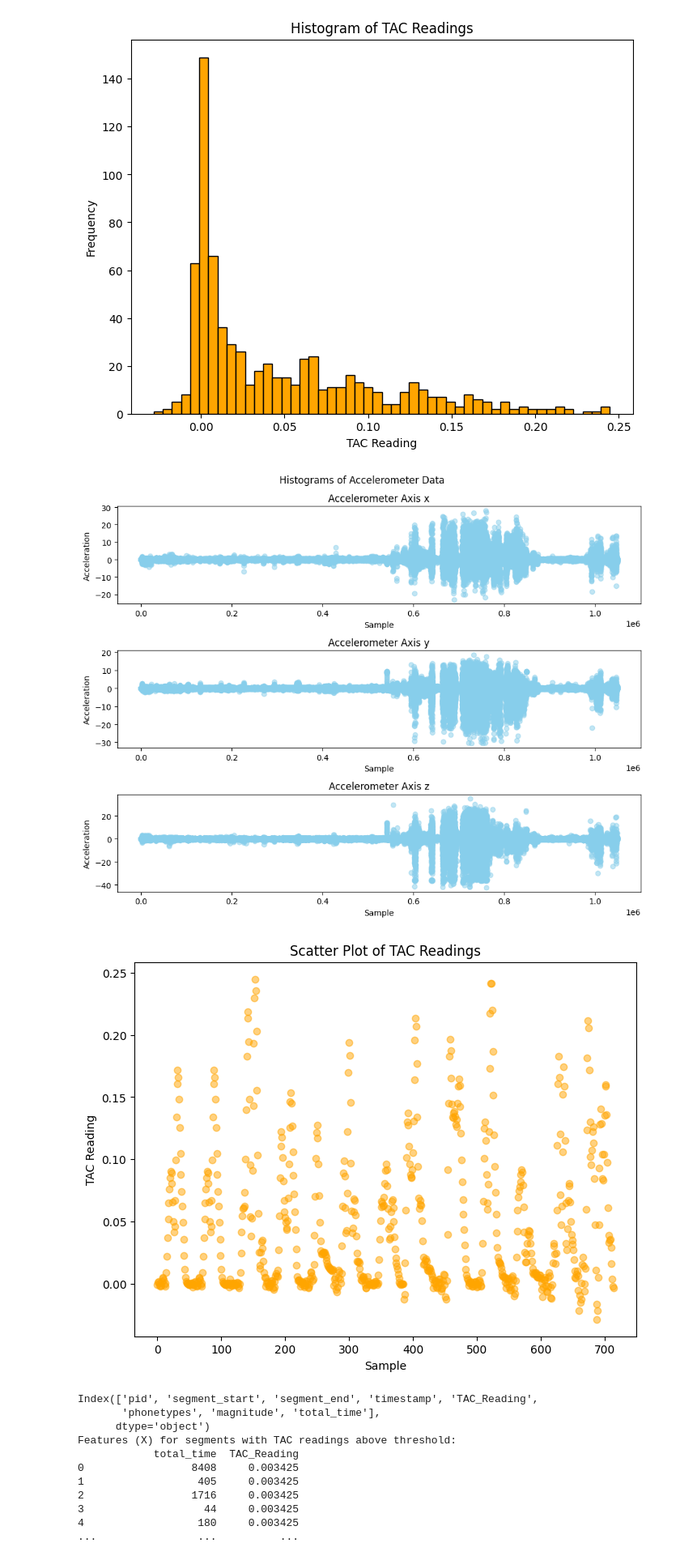
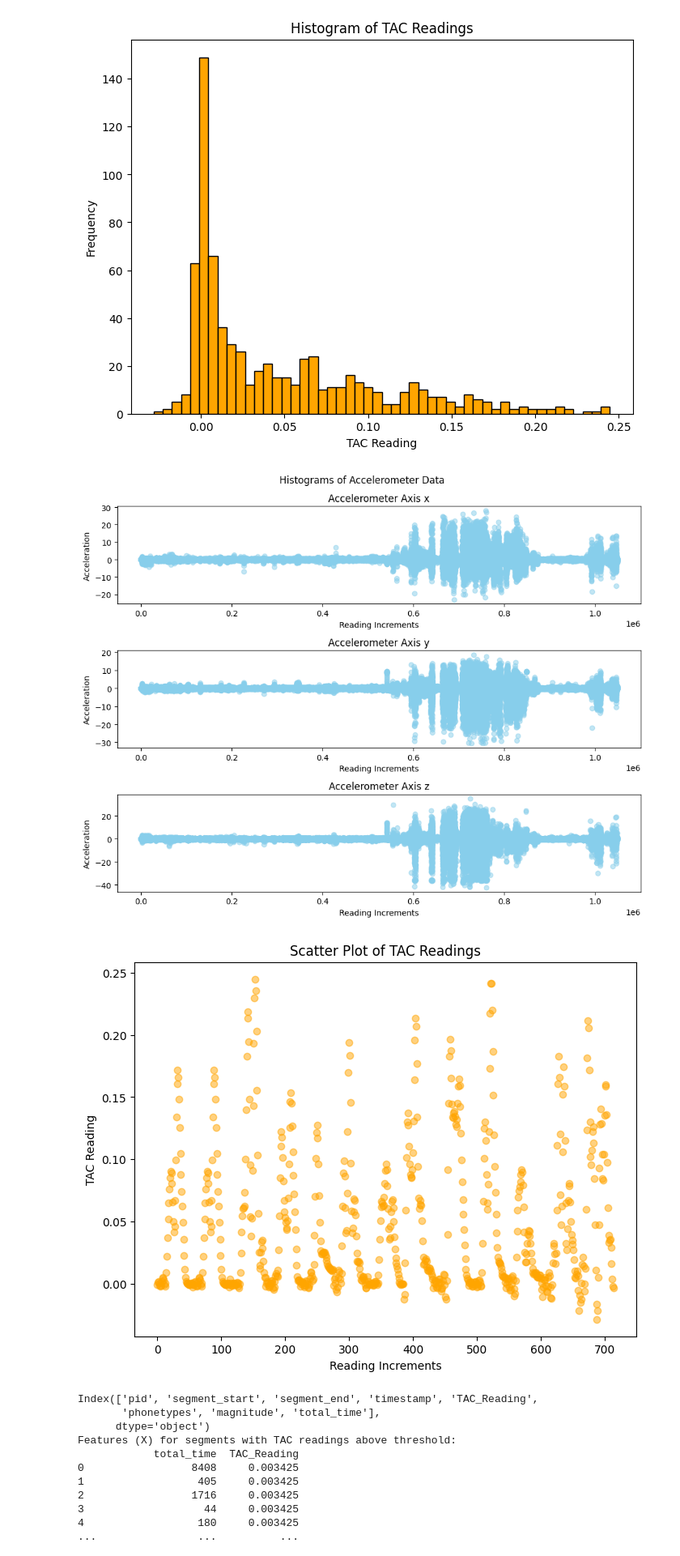
Before and after one commit to MercerHeath/ML-Project, a Jupyter notebook: project/mlproject.ipynb, the cells around one changed output. Shown: that part at 81% size. Saved outputs shown, nothing was run; the diff lists cells and outputs as text; code cells hidden in the pictures.

```diff
--- a/project/mlproject.ipynb
+++ b/project/mlproject.ipynb
@@ -245,27 +272,26 @@ plt.show()
 [figure]
 [figure]
 # %%
-#Set up the figure
+#Written by Nathan padgett
 fig, axs = plt.subplots(3, 1, figsize=(10, 8))
 fig.suptitle('Histograms of Accelerometer Data')
 
-# Plot scatter plots for accelerometer data
 for i, axis in enumerate(['x', 'y', 'z']):
     axs[i].scatter(range(len(accelerometerData[axis])), accelerometerData[axis], color='skyblue', alpha=0.5)
     axs[i].set_title(f'Accelerometer Axis {axis}')
-    axs[i].set_xlabel('Sample')
+    axs[i].set_xlabel('Reading Increments')
     axs[i].set_ylabel('Acceleration')
 
 plt.tight_layout()
 plt.show()
 
 plt.figure(figsize=(8,6))
 plt.scatter(range(len(tacData['TAC_Reading'])), tacData['TAC_Reading'], color='orange', alpha=0.5)
 plt.title('Scatter Plot of TAC Readings')
-plt.xlabel('Sample')
+plt.xlabel('Reading Increments')
 plt.ylabel('TAC Reading')
 plt.show()
 # %% [output]
-[figure, old version]
+[figure, new version]
-[figure, old version]
+[figure, new version]
 # %%
```
Also changed, not shown: parts of 20 cells of this notebook.
